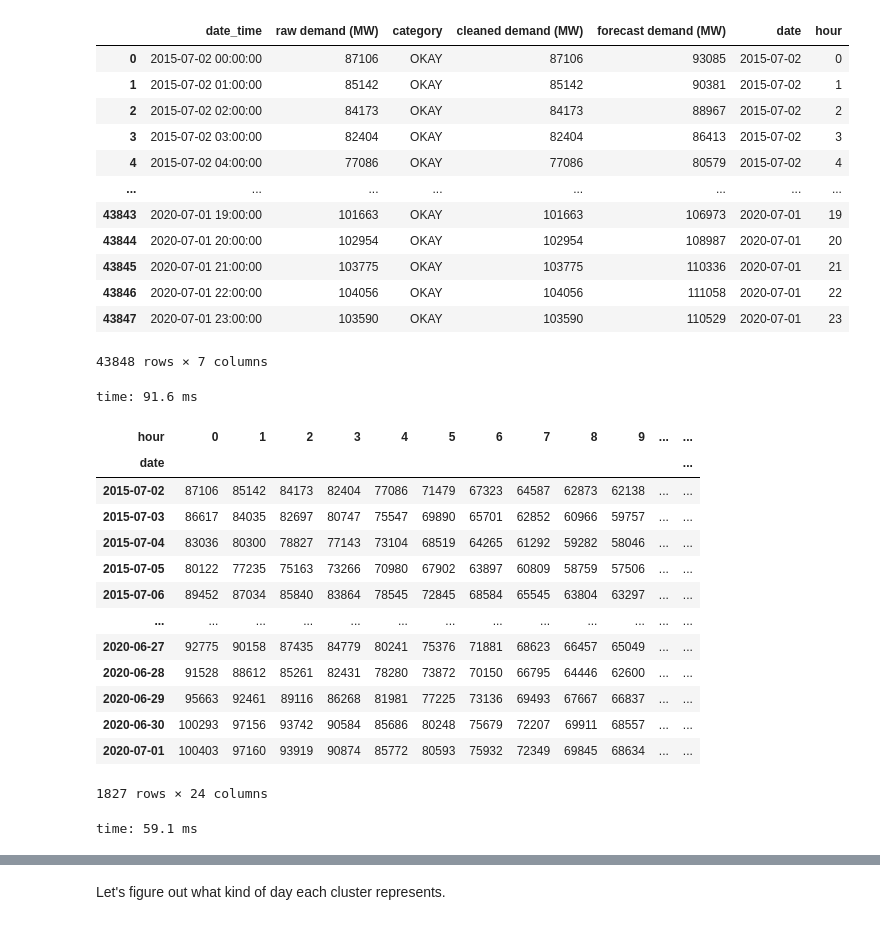
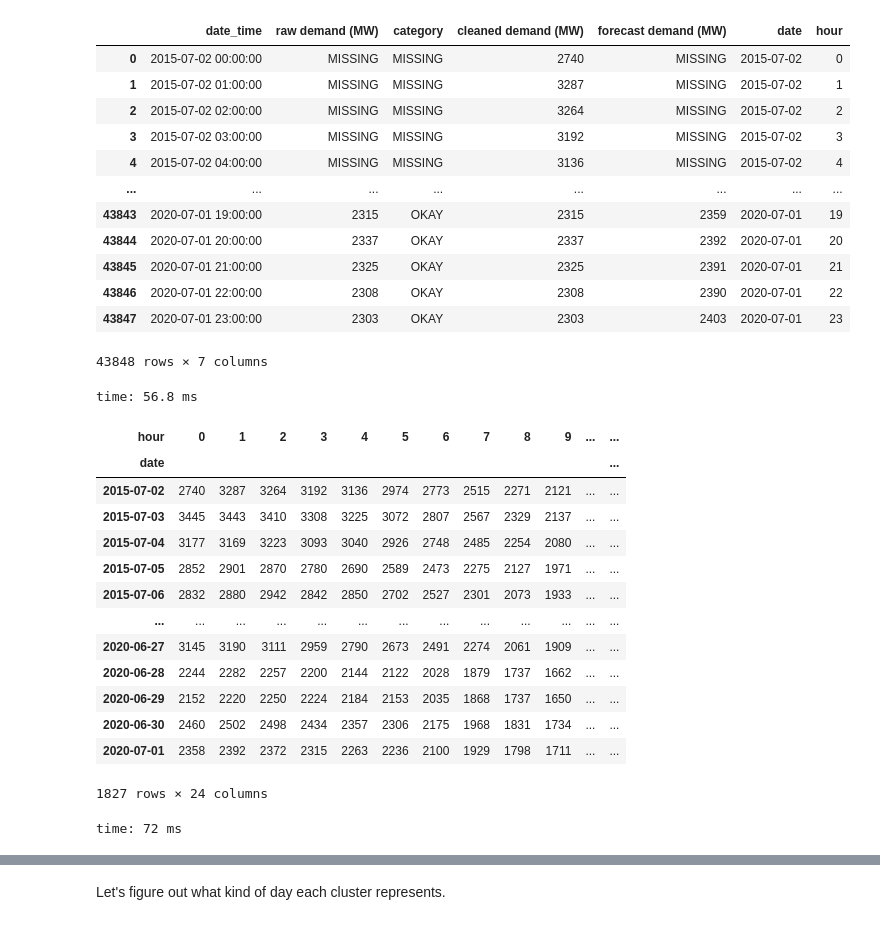
Before and after one commit to jgib124/Energy-Demand-Clustering, a Jupyter notebook: test_clustering.ipynb, the cells around one changed output, grey strips where cells are left out. Saved outputs shown, nothing was run; the diff lists cells and outputs as text; code cells hidden in the pictures.

```diff
--- a/test_clustering.ipynb
+++ b/test_clustering.ipynb
@@ -2,9 +2,11 @@
 import pandas as pd
 import numpy as np
 import matplotlib.pyplot as plt
+import matplotlib.cm as cm
 import seaborn as sns
 import datetime
 from sklearn.cluster import KMeans
+from sklearn.metrics import silhouette_score, silhouette_samples
 import os
 
 sns.set_style('dark')
@@ -12,9 +14,9 @@ sns.set_style('dark')
 %load_ext autotime
 %matplotlib inline
 
-FILE = "MISO.csv"
+FILE = "PGE.csv"
 DIRI = "data"
-MAX_K = 50
+MAX_K = 25 # Assigned because of practicality
 # %% [output]
 The autotime extension is already loaded. To reload it, use:
   %reload_ext autotime
@@ -57,41 +59,43 @@ time: 20 ms
 # %%
+# Convert the date string to a pandas datetime
 df["date_time"] = pd.to_datetime(df['date_time'], format='%Y-%m-%d %H:%M:%S')
-df["date"] = df["date_time"].dt.date
-df["hour"] = df["date_time"].dt.hour
+df["date"] = df["date_time"].dt.date  # Add separate date string
+df["hour"] = df["date_time"].dt.hour  # Add separate hour string
 df
 # %% [output]
 |  | date_time | raw demand (MW) | category | cleaned demand (MW) | forecast demand (MW) | date | hour |
-| 0 | 2015-07-02 00:00:00 | 87106 | OKAY | 87106 | 93085 | 2015-07-02 | 0 |
-| 1 | 2015-07-02 01:00:00 | 85142 | OKAY | 85142 | 90381 | 2015-07-02 | 1 |
-| 2 | 2015-07-02 02:00:00 | 84173 | OKAY | 84173 | 88967 | 2015-07-02 | 2 |
-| 3 | 2015-07-02 03:00:00 | 82404 | OKAY | 82404 | 86413 | 2015-07-02 | 3 |
-| 4 | 2015-07-02 04:00:00 | 77086 | OKAY | 77086 | 80579 | 2015-07-02 | 4 |
+| 0 | 2015-07-02 00:00:00 | MISSING | MISSING | 2740 | MISSING | 2015-07-02 | 0 |
+| 1 | 2015-07-02 01:00:00 | MISSING | MISSING | 3287 | MISSING | 2015-07-02 | 1 |
+| 2 | 2015-07-02 02:00:00 | MISSING | MISSING | 3264 | MISSING | 2015-07-02 | 2 |
+| 3 | 2015-07-02 03:00:00 | MISSING | MISSING | 3192 | MISSING | 2015-07-02 | 3 |
+| 4 | 2015-07-02 04:00:00 | MISSING | MISSING | 3136 | MISSING | 2015-07-02 | 4 |
 | ... | ... | ... | ... | ... | ... | ... | ... |
-| 43843 | 2020-07-01 19:00:00 | 101663 | OKAY | 101663 | 106973 | 2020-07-01 | 19 |
-| 43844 | 2020-07-01 20:00:00 | 102954 | OKAY | 102954 | 108987 | 2020-07-01 | 20 |
-| 43845 | 2020-07-01 21:00:00 | 103775 | OKAY | 103775 | 110336 | 2020-07-01 | 21 |
-| 43846 | 2020-07-01 22:00:00 | 104056 | OKAY | 104056 | 111058 | 2020-07-01 | 22 |
-| 43847 | 2020-07-01 23:00:00 | 103590 | OKAY | 103590 | 110529 | 2020-07-01 | 23 |
+| 43843 | 2020-07-01 19:00:00 | 2315 | OKAY | 2315 | 2359 | 2020-07-01 | 19 |
+| 43844 | 2020-07-01 20:00:00 | 2337 | OKAY | 2337 | 2392 | 2020-07-01 | 20 |
+| 43845 | 2020-07-01 21:00:00 | 2325 | OKAY | 2325 | 2391 | 2020-07-01 | 21 |
+| 43846 | 2020-07-01 22:00:00 | 2308 | OKAY | 2308 | 2390 | 2020-07-01 | 22 |
+| 43847 | 2020-07-01 23:00:00 | 2303 | OKAY | 2303 | 2403 | 2020-07-01 | 23 |
 43848 rows × 7 columns
-time: 91.6 ms
+time: 56.8 ms
 # %%
+# Drop all columns except "Cleaned Demand (MW)"
 df_dropped = df.drop(["raw demand (MW)", "category", "forecast demand (MW)", "date_time"], axis=1)
-dfp = df_dropped.pivot(index = "date", columns = "hour", values = "cleaned demand (MW)")
-dfp
+df_demand = df_dropped.pivot(index = "date", columns = "hour", values = "cleaned demand (MW)").copy()
+df_demand
 # %% [output]
 | hour | 0 | 1 | 2 | 3 | 4 | 5 | 6 | 7 | 8 | 9 | ... | ... |
 | date |  |  |  |  |  |  |  |  |  |  |  | ... |
-| 2015-07-02 | 87106 | 85142 | 84173 | 82404 | 77086 | 71479 | 67323 | 64587 | 62873 | 62138 | ... | ... |
-| 2015-07-03 | 86617 | 84035 | 82697 | 80747 | 75547 | 69890 | 65701 | 62852 | 60966 | 59757 | ... | ... |
-| 2015-07-04 | 83036 | 80300 | 78827 | 77143 | 73104 | 68519 | 64265 | 61292 | 59282 | 58046 | ... | ... |
-| 2015-07-05 | 80122 | 77235 | 75163 | 73266 | 70980 | 67902 | 63897 | 60809 | 58759 | 57506 | ... | ... |
-| 2015-07-06 | 89452 | 87034 | 85840 | 83864 | 78545 | 72845 | 68584 | 65545 | 63804 | 63297 | ... | ... |
+| 2015-07-02 | 2740 | 3287 | 3264 | 3192 | 3136 | 2974 | 2773 | 2515 | 2271 | 2121 | ... | ... |
+| 2015-07-03 | 3445 | 3443 | 3410 | 3308 | 3225 | 3072 | 2807 | 2567 | 2329 | 2137 | ... | ... |
+| 2015-07-04 | 3177 | 3169 | 3223 | 3093 | 3040 | 2926 | 2748 | 2485 | 2254 | 2080 | ... | ... |
+| 2015-07-05 | 2852 | 2901 | 2870 | 2780 | 2690 | 2589 | 2473 | 2275 | 2127 | 1971 | ... | ... |
+| 2015-07-06 | 2832 | 2880 | 2942 | 2842 | 2850 | 2702 | 2527 | 2301 | 2073 | 1933 | ... | ... |
 | ... | ... | ... | ... | ... | ... | ... | ... | ... | ... | ... | ... | ... |
-| 2020-06-27 | 92775 | 90158 | 87435 | 84779 | 80241 | 75376 | 71881 | 68623 | 66457 | 65049 | ... | ... |
-| 2020-06-28 | 91528 | 88612 | 85261 | 82431 | 78280 | 73872 | 70150 | 66795 | 64446 | 62600 | ... | ... |
-| 2020-06-29 | 95663 | 92461 | 89116 | 86268 | 81981 | 77225 | 73136 | 69493 | 67667 | 66837 | ... | ... |
-| 2020-06-30 | 100293 | 97156 | 93742 | 90584 | 85686 | 80248 | 75679 | 72207 | 69911 | 68557 | ... | ... |
-| 2020-07-01 | 100403 | 97160 | 93919 | 90874 | 85772 | 80593 | 75932 | 72349 | 69845 | 68634 | ... | ... |
+| 2020-06-27 | 3145 | 3190 | 3111 | 2959 | 2790 | 2673 | 2491 | 2274 | 2061 | 1909 | ... | ... |
+| 2020-06-28 | 2244 | 2282 | 2257 | 2200 | 2144 | 2122 | 2028 | 1879 | 1737 | 1662 | ... | ... |
+| 2020-06-29 | 2152 | 2220 | 2250 | 2224 | 2184 | 2153 | 2035 | 1868 | 1737 | 1650 | ... | ... |
+| 2020-06-30 | 2460 | 2502 | 2498 | 2434 | 2357 | 2306 | 2175 | 1968 | 1831 | 1734 | ... | ... |
+| 2020-07-01 | 2358 | 2392 | 2372 | 2315 | 2263 | 2236 | 2100 | 1929 | 1798 | 1711 | ... | ... |
 1827 rows × 24 columns
-time: 59.1 ms
+time: 72 ms
 # %%
```
Also changed, not shown: parts of 23 cells of this notebook, 24 other files.
